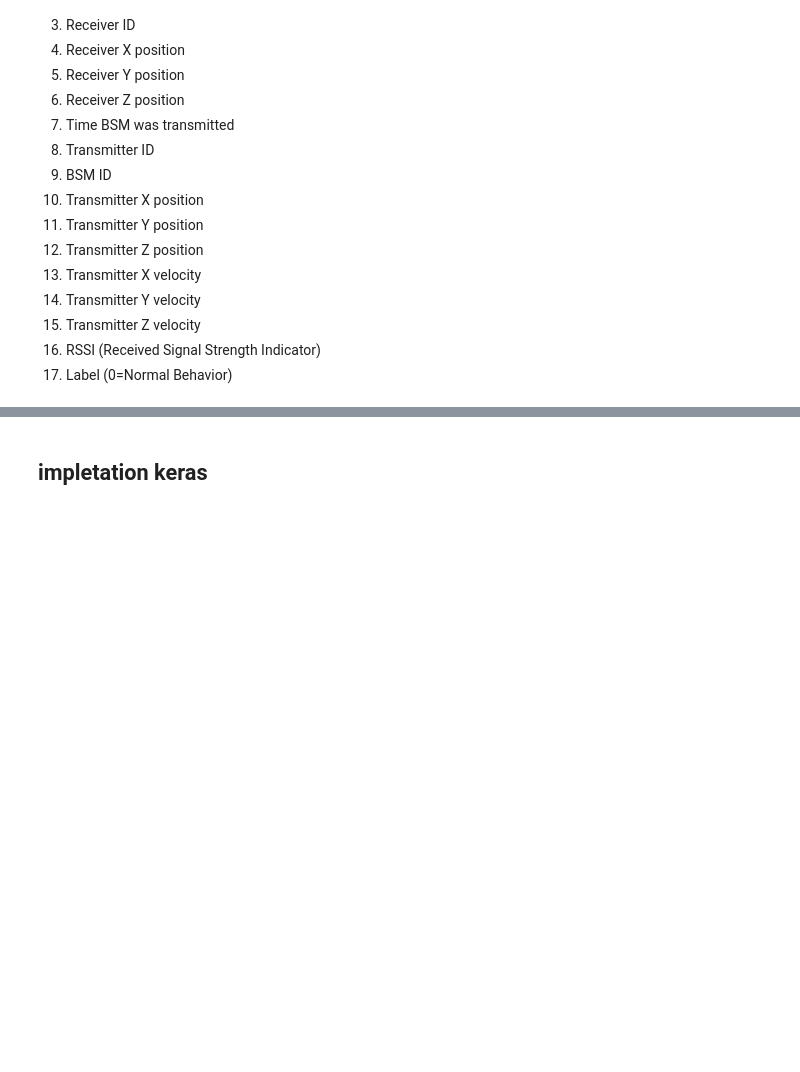
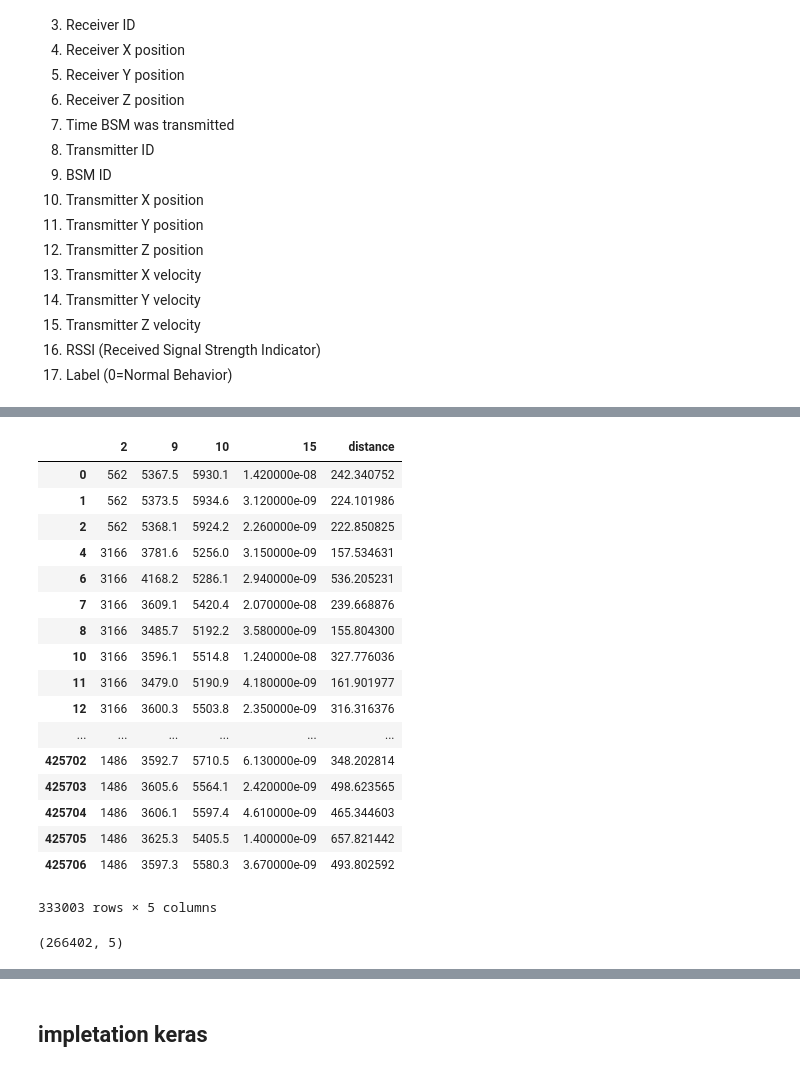
Before and after one commit to liangwangENST/SR2I208-Detection-Malicious-data, a Jupyter notebook: main.ipynb, the cells around one changed output, grey strips where cells are left out. Saved outputs shown, nothing was run; the diff lists cells and outputs as text; code cells hidden in the pictures; blank space fills up the shorter version.

```diff
--- a/main.ipynb
+++ b/main.ipynb
@@ -43,0 +97,36 @@ label = data.iloc[:,5]
+# %%
+#drop receiver colums
+X_feed = X_filter.drop([3, 4], axis = 1)
+X_feed
+# %% [output]
+|  | 2 | 9 | 10 | 15 | distance |
+| 0 | 562 | 5367.5 | 5930.1 | 1.420000e-08 | 242.340752 |
+| 1 | 562 | 5373.5 | 5934.6 | 3.120000e-09 | 224.101986 |
+| 2 | 562 | 5368.1 | 5924.2 | 2.260000e-09 | 222.850825 |
+| 4 | 3166 | 3781.6 | 5256.0 | 3.150000e-09 | 157.534631 |
+| 6 | 3166 | 4168.2 | 5286.1 | 2.940000e-09 | 536.205231 |
+| 7 | 3166 | 3609.1 | 5420.4 | 2.070000e-08 | 239.668876 |
+| 8 | 3166 | 3485.7 | 5192.2 | 3.580000e-09 | 155.804300 |
+| 10 | 3166 | 3596.1 | 5514.8 | 1.240000e-08 | 327.776036 |
+| 11 | 3166 | 3479.0 | 5190.9 | 4.180000e-09 | 161.901977 |
+| 12 | 3166 | 3600.3 | 5503.8 | 2.350000e-09 | 316.316376 |
+| ... | ... | ... | ... | ... | ... |
+| 425702 | 1486 | 3592.7 | 5710.5 | 6.130000e-09 | 348.202814 |
+| 425703 | 1486 | 3605.6 | 5564.1 | 2.420000e-09 | 498.623565 |
+| 425704 | 1486 | 3606.1 | 5597.4 | 4.610000e-09 | 465.344603 |
+| 425705 | 1486 | 3625.3 | 5405.5 | 1.400000e-09 | 657.821442 |
+| 425706 | 1486 | 3597.3 | 5580.3 | 3.670000e-09 | 493.802592 |
+333003 rows × 5 columns
+# %%
+# split training data and validate data
+data_count = y_filter.count()
+data_rate = 0.8 * data_count
+data_rate = int(data_rate)
+X_train = X_feed.iloc[:data_rate,:]
+y_train = y_filter.iloc[:data_rate]
+X_test = X_feed.iloc[data_rate:,:]
+y_test = y_filter.iloc[data_rate:]
+
+X_train.shape
+# %% [output]
+(266402, 5)
```
Also changed, not shown: parts of 20 cells of this notebook.
